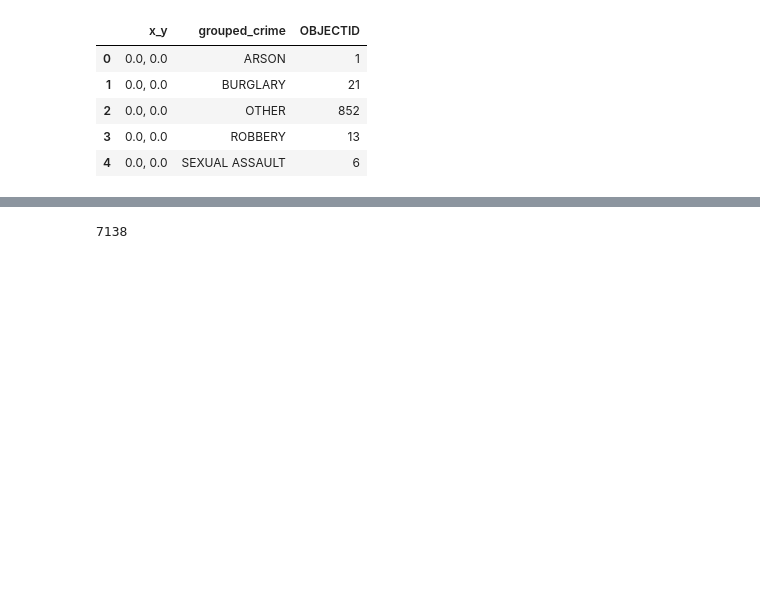
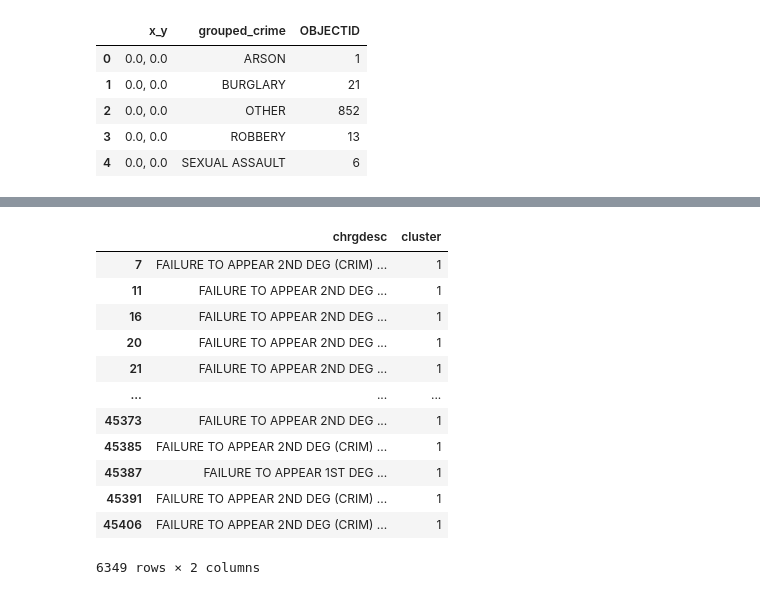
Before and after one commit to bkdevart/hackathon_safe_route, a Jupyter notebook: data_eda.ipynb, the cells around one changed output, grey strips where cells are left out. Saved outputs shown, nothing was run; the diff lists cells and outputs as text; code cells hidden in the pictures; blank space fills up the shorter version.

```diff
--- a/data_eda.ipynb
+++ b/data_eda.ipynb
@@ -165,5 +269,19 @@ arrest_counts.head()
+# %%
+cluster_1 = coordinates_weight[coordinates_weight['cluster'] == 1][['chrgdesc', 'cluster']].copy()
+cluster_1
+# %% [output]
+|  | chrgdesc | cluster |
+| 7 | FAILURE TO APPEAR 2ND DEG (CRIM) ... | 1 |
+| 11 | FAILURE TO APPEAR 2ND DEG ... | 1 |
+| 16 | FAILURE TO APPEAR 2ND DEG ... | 1 |
+| 20 | FAILURE TO APPEAR 2ND DEG ... | 1 |
+| 21 | FAILURE TO APPEAR 2ND DEG ... | 1 |
+| ... | ... | ... |
+| 45373 | FAILURE TO APPEAR 2ND DEG ... | 1 |
+| 45385 | FAILURE TO APPEAR 2ND DEG (CRIM) ... | 1 |
+| 45387 | FAILURE TO APPEAR 1ST DEG ... | 1 |
+| 45391 | FAILURE TO APPEAR 2ND DEG (CRIM) ... | 1 |
+| 45406 | FAILURE TO APPEAR 2ND DEG (CRIM) ... | 1 |
+6349 rows × 2 columns
 # %%
-print(len(arrest_counts))
-coordinates_weight[['X', 'Y', 'chrgdesc', 'grouped_crime']].to_csv('data/coordinates_weight.csv')
+coordinates_weight[['X', 'Y', 'chrgdesc', 'grouped_crime', 'cluster']].to_csv('data/coordinates_weight.csv')
-# %% [output]
-7138
```
Also changed, not shown: parts of 9 cells of this notebook, 1 other file.
